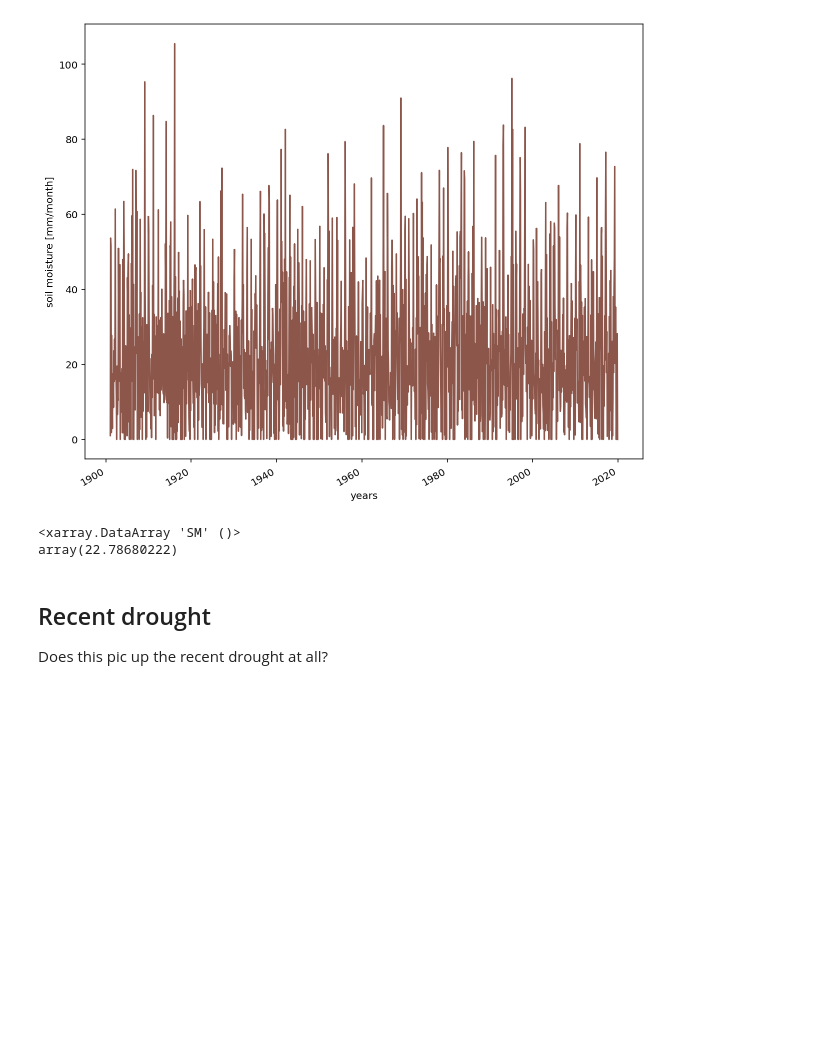
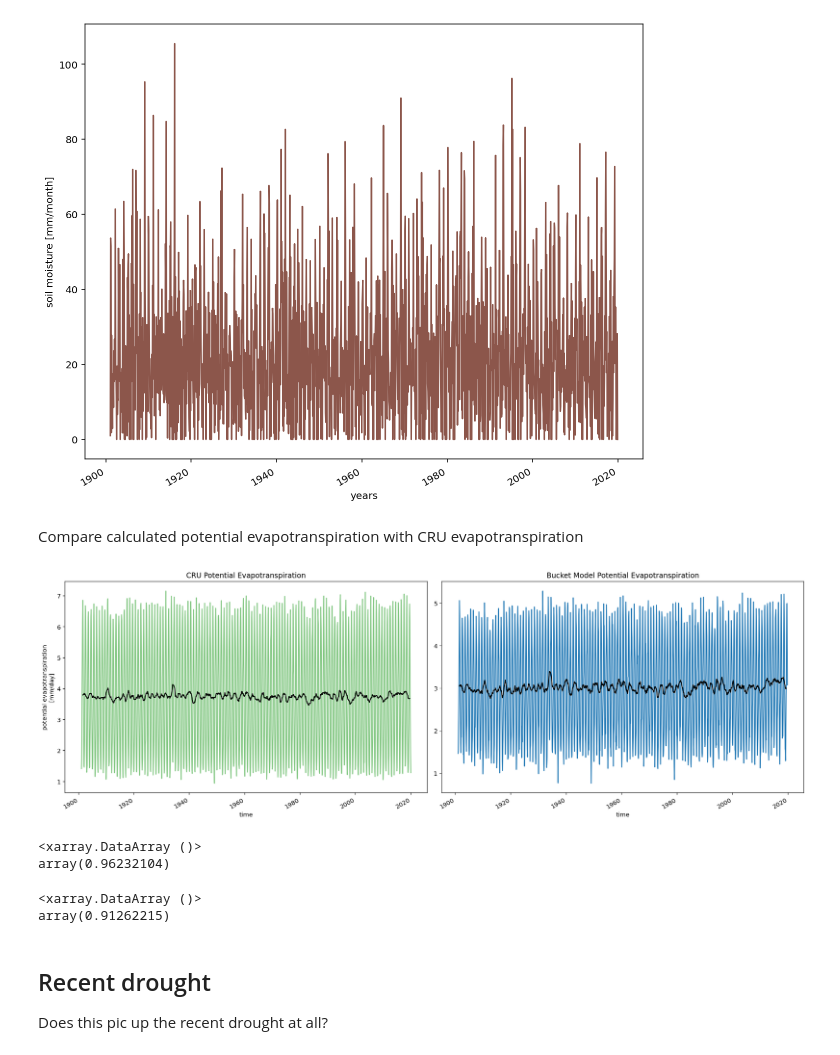
Before and after one commit to zentouro/soil-moisture-model, a Jupyter notebook: Final-Project-Working-Code.ipynb, the cells around one changed output. Saved outputs shown, nothing was run; the diff lists cells and outputs as text; code cells hidden in the pictures; blank space fills up the shorter version.

```diff
--- a/Final-Project-Working-Code.ipynb
+++ b/Final-Project-Working-Code.ipynb
@@ -347,12 +379,35 @@ array(22.12659061)
 # %%
-soil_moisture = model.bucket_integration(CRUpet = False)
+soil_moisture, Epot_Calc = model.bucket_integration(CRUpet = False)
 # %% [output]
 [figure]
-# %%
-soil_moisture.SM.mean()
-# %% [output]
-<xarray.DataArray 'SM' ()>
-array(22.78680222)
+# %% [markdown]
+Compare calculated potential evapotranspiration with CRU evapotranspiration
+# %%
+fig, ax = plt.subplots(figsize = (18, 6), ncols = 2, tight_layout = True)
+
+pet_ds.mean(['lon', 'lat'], keep_attrs = True).pet.plot(ax = ax[0], color = 'tab:green', alpha = 0.6)
+pet_ds.pet.mean(['lon', 'lat'], keep_attrs = True).rolling(time = 12, center=True).mean().plot(ax = ax[0], color = 'k', label = '12-month rolling mean')
+ax[0].set_title('CRU Potential Evapotranspiration')
+
+
+Epot_Calc.Epot.plot(ax = ax[1])
+Epot_Calc.Epot.rolling(time = 12, center = True).mean().plot(ax = ax[1], color = 'k', label = '12-month rolling mean')
+ax[1].set_title('Bucket Model Potential Evapotranspiration')
+ax[1].set_ylabel(None)
+
+plt.savefig('figures/evap_compare.png', dpi = 300)
+# %% [output]
+[figure, added]
+# %%
+xr.corr(Epot_Calc.Epot, pet_ds.pet.mean(['lon', 'lat'], keep_attrs = True))
+# %% [output]
+<xarray.DataArray ()>
+array(0.96232104)
+# %%
+xr.corr(Epot_Calc.Epot.rolling(time = 12, center = True).mean(), pet_ds.pet.mean(['lon', 'lat'], keep_attrs = True).rolling(time = 12, center=True).mean())
+# %% [output]
+<xarray.DataArray ()>
+array(0.91262215)
 # %% [markdown]
 ## Recent drought
 
```
Also changed, not shown: parts of 18 cells of this notebook, 7 other files.
